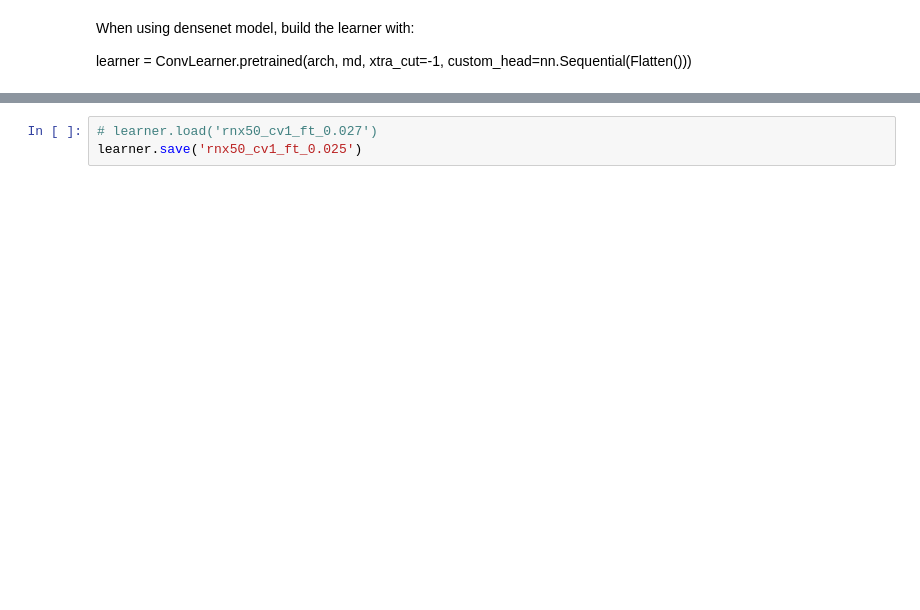
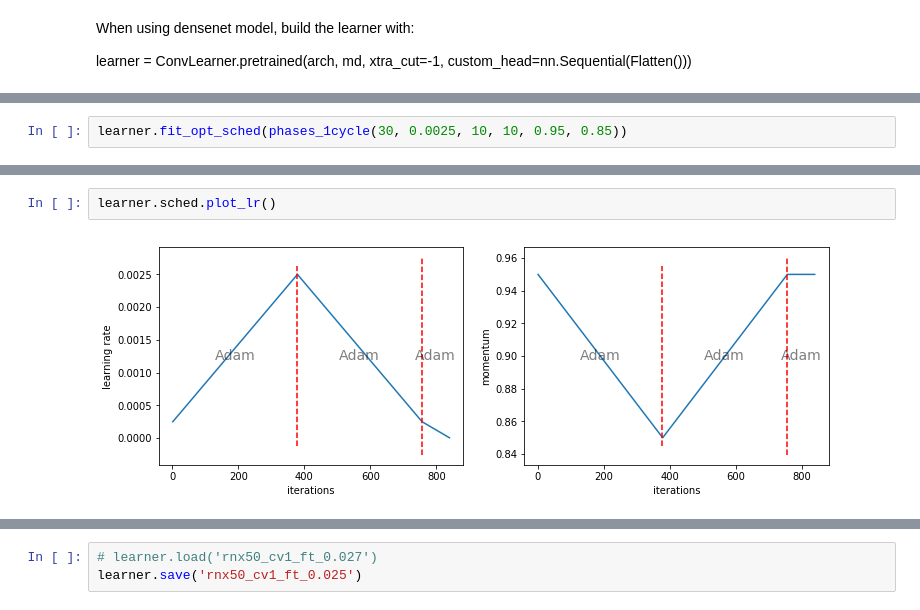
Before and after one commit to harrislin2018/LVQuan18, a Jupyter notebook: Main.ipynb, the cells around one changed output, grey strips where cells are left out. Cells and saved outputs as stored; diff of their text form; blank space fills up the shorter version.

```diff
--- a/Main.ipynb
+++ b/Main.ipynb
@@ -483,0 +526,2 @@ OrderedDict([('Conv2d-1',
+# %%
+learner.fit_opt_sched(phases_1cycle(30, 0.0025, 10, 10, 0.95, 0.85))
@@ -483,0 +548,4 @@ OrderedDict([('Conv2d-1',
+# %%
+learner.sched.plot_lr()
+# %% [output]
+[figure, added]
```
Also changed, not shown: parts of 35 cells of this notebook.
